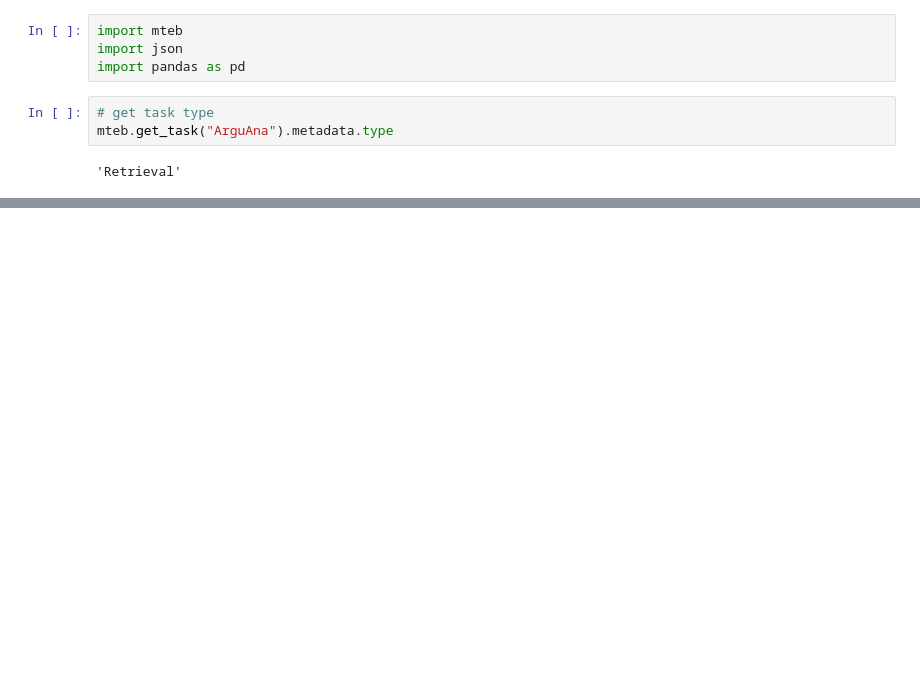
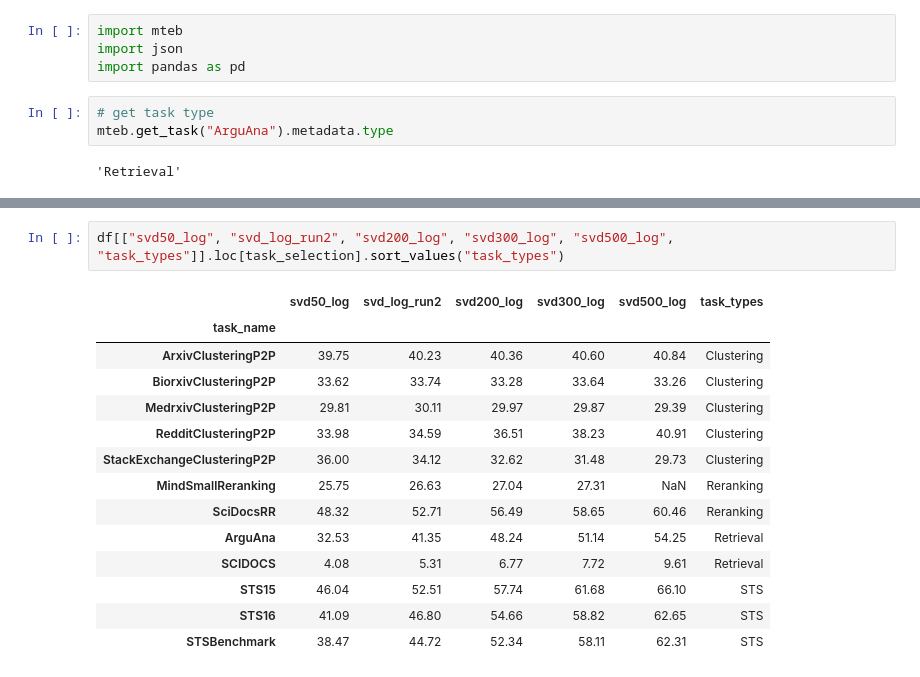
Before and after one commit to LenaHolzwarth/text_embedding, a Jupyter notebook: notebooks/display_results.ipynb, the cells around one changed output, grey strips where cells are left out. Drawn from its saved outputs; the diff is of its cells as text; blank space fills up the shorter version.

```diff
--- a/notebooks/display_results.ipynb
+++ b/notebooks/display_results.ipynb
@@ -109,0 +115,17 @@ df.loc[task_selection].sort_values("task_types")
+# %%
+df[["svd50_log", "svd_log_run2", "svd200_log", "svd300_log", "svd500_log", "task_types"]].loc[task_selection].sort_values("task_types")
+# %% [output]
+|  | svd50_log | svd_log_run2 | svd200_log | svd300_log | svd500_log | task_types |
+| task_name |  |  |  |  |  |  |
+| ArxivClusteringP2P | 39.75 | 40.23 | 40.36 | 40.60 | 40.84 | Clustering |
+| BiorxivClusteringP2P | 33.62 | 33.74 | 33.28 | 33.64 | 33.26 | Clustering |
+| MedrxivClusteringP2P | 29.81 | 30.11 | 29.97 | 29.87 | 29.39 | Clustering |
+| RedditClusteringP2P | 33.98 | 34.59 | 36.51 | 38.23 | 40.91 | Clustering |
+| StackExchangeClusteringP2P | 36.00 | 34.12 | 32.62 | 31.48 | 29.73 | Clustering |
+| MindSmallReranking | 25.75 | 26.63 | 27.04 | 27.31 | NaN | Reranking |
+| SciDocsRR | 48.32 | 52.71 | 56.49 | 58.65 | 60.46 | Reranking |
+| ArguAna | 32.53 | 41.35 | 48.24 | 51.14 | 54.25 | Retrieval |
+| SCIDOCS | 4.08 | 5.31 | 6.77 | 7.72 | 9.61 | Retrieval |
+| STS15 | 46.04 | 52.51 | 57.74 | 61.68 | 66.10 | STS |
+| STS16 | 41.09 | 46.80 | 54.66 | 58.82 | 62.65 | STS |
+| STSBenchmark | 38.47 | 44.72 | 52.34 | 58.11 | 62.31 | STS |
```
Also changed, not shown: parts of 5 cells of this notebook, 3 other files.
